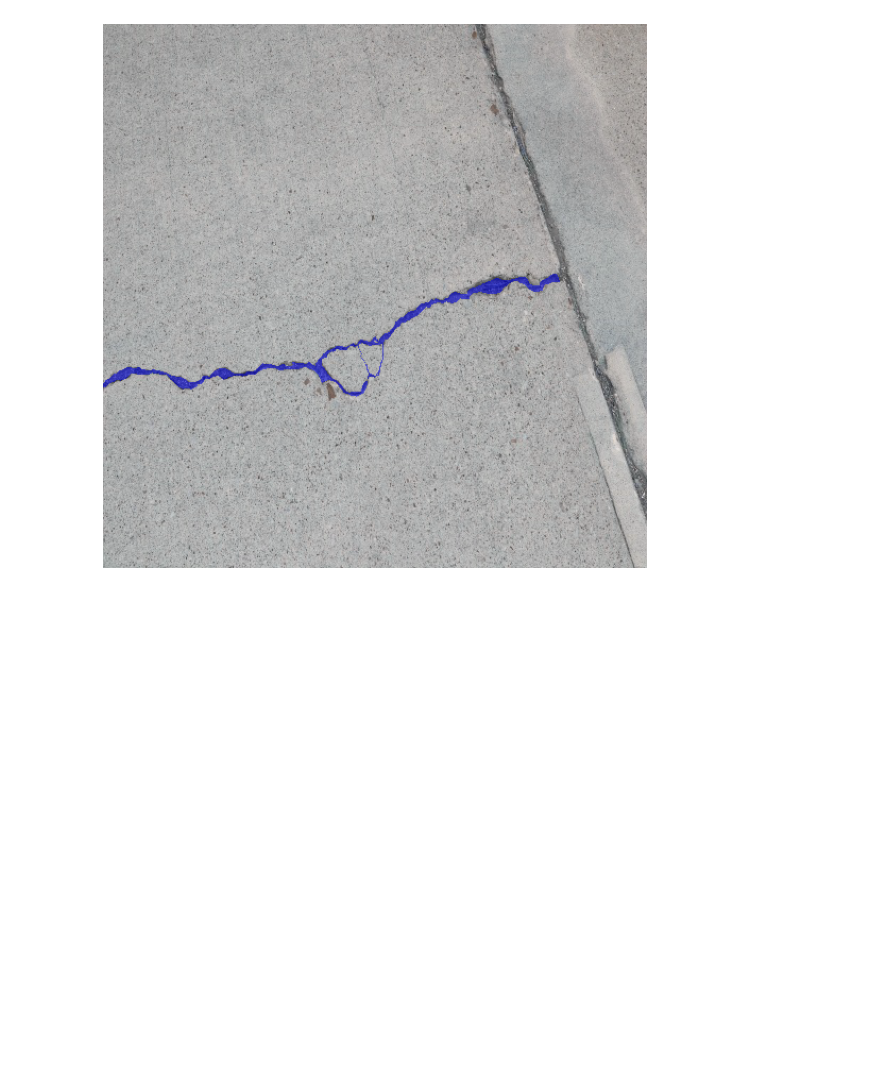
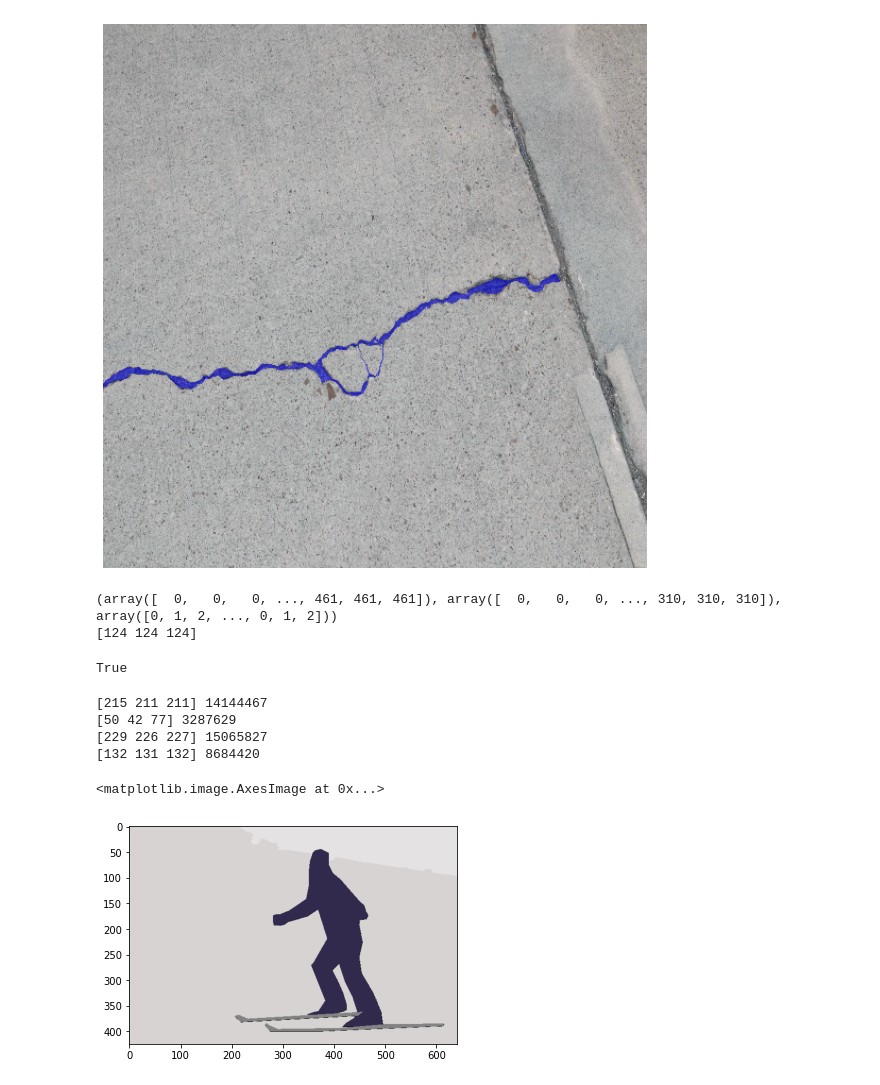
Before and after one commit to david95j2/my_utils, a Jupyter notebook: src/data/image_to_json.ipynb, the cells around one changed output. Saved outputs shown, nothing was run; the diff lists cells and outputs as text; code cells hidden in the pictures; blank space fills up the shorter version.

Commit message:
modify panoptic converter

```diff
--- a/src/data/image_to_json.ipynb
+++ b/src/data/image_to_json.ipynb
@@ -307,3 +334,40 @@ coco.showAnns(anns)
 [figure]
 Clipping input data to the valid range for imshow with RGB data ([0..1] for floats or [0..255] for integers).
 [figure]
+# %%
+root_path = "/home/joo/Downloads/"
+dt_type = ['test2022','val2022','train2022']
+
+for i in range(len(dt_type)):
+    target_img = list(map(lambda x : x, sorted(glob.glob(root_path+"crack/"+dt_type[i]+"/*"))))
+    target = list(map(lambda x : x, sorted(glob.glob(root_path+"crack_plan/masks/*"))))
+
+    for i in target_img:
+        img = cv2.imread(i)
+        print(np.where(255 / img > 1))
+        print(img[0][0])
+        break
+    break
+# %% [output]
+(array([  0,   0,   0, ..., 461, 461, 461]), array([  0,   0,   0, ..., 310, 310, 310]), array([0, 1, 2, ..., 0, 1, 2]))
+[124 124 124]
+# %%
+print(255 / 234 > 1)
+# %% [output]
+True
+# %%
+temp_img = cv2.imread("/home/joo/Downloads/coco/annotations/panoptic_val2017/000000000785.png")
+# print(temp_img.shape)
+print(temp_img[0][0], temp_img[0][0][2]+temp_img[0][0][1]*256+temp_img[0][0][0]*256*256)
+print(temp_img[200][400],temp_img[200][400][2]+temp_img[200][400][1]*256+temp_img[200][400][0]*256*256)
+print(temp_img[0][500],temp_img[0][500][2]+temp_img[0][500][1]*256+temp_img[0][500][0]*256*256)
+print(temp_img[370][400],temp_img[370][400][2]+temp_img[370][400][1]*256+temp_img[370][400][0]*256*256)
+
+plt.imshow(temp_img)
+# %% [output]
+[215 211 211] 14144467
+[50 42 77] 3287629
+[229 226 227] 15065827
+[132 131 132] 8684420
+<matplotlib.image.AxesImage at 0x...>
+[figure, added]
```
Also changed, not shown: parts of 3 cells of this notebook.
